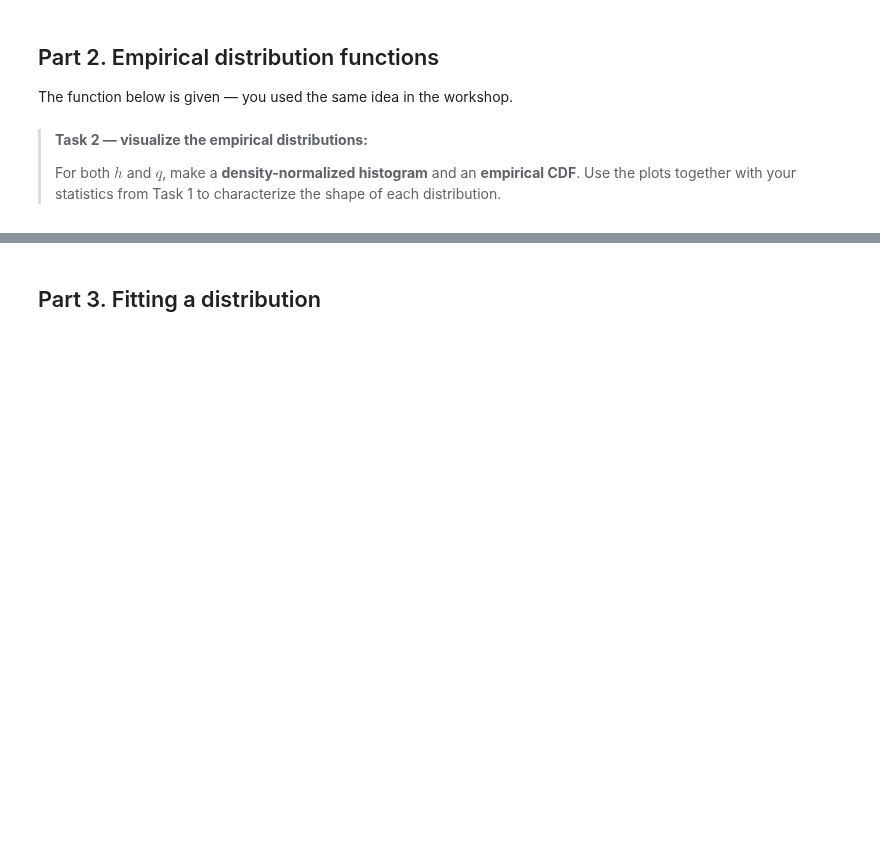
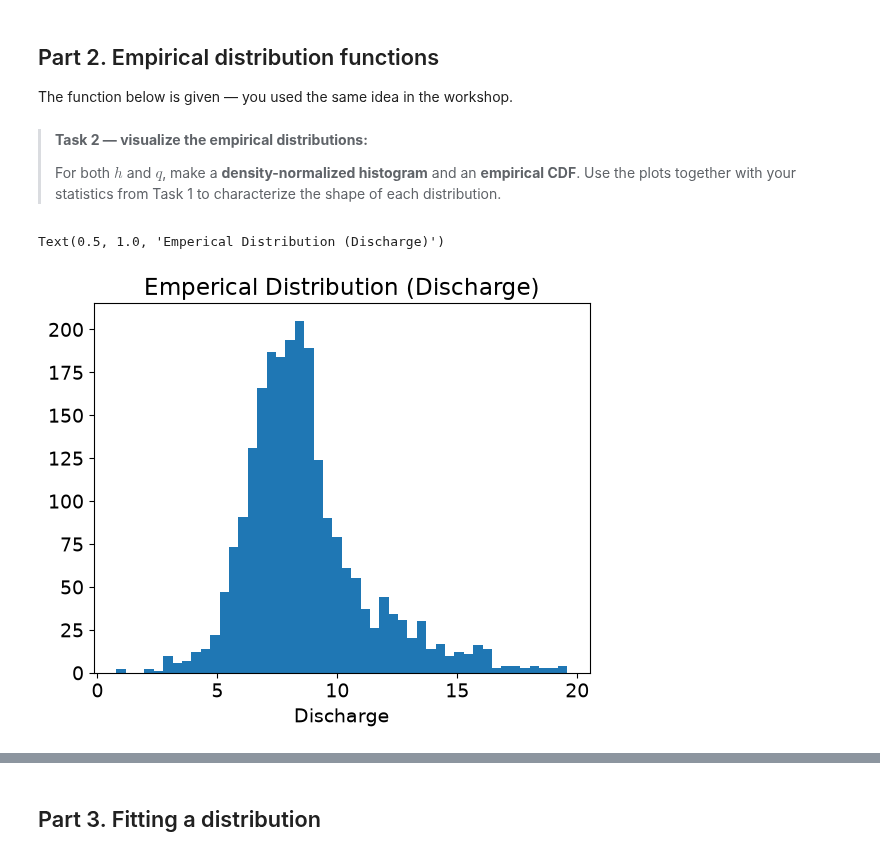
Before and after one commit to prajwalabc/GA1.4, a Jupyter notebook: GA_1.4.ipynb, the cells around one changed output, grey strips where cells are left out. Saved outputs shown, nothing was run; the diff lists cells and outputs as text; code cells hidden in the pictures; blank space fills up the shorter version.

```diff
--- a/GA_1.4.ipynb
+++ b/GA_1.4.ipynb
@@ -87,3 +121,10 @@ def ecdf(var):
 >
 # %%
 ### YOUR CODE HERE
+
+plt.hist(q,bins='auto')
+plt.xlabel('Discharge')
+plt.title('Emperical Distribution (Discharge)')
+# %% [output]
+Text(0.5, 1.0, 'Emperical Distribution (Discharge)')
+[figure, added]
```
Also changed, not shown: parts of 13 cells of this notebook.
